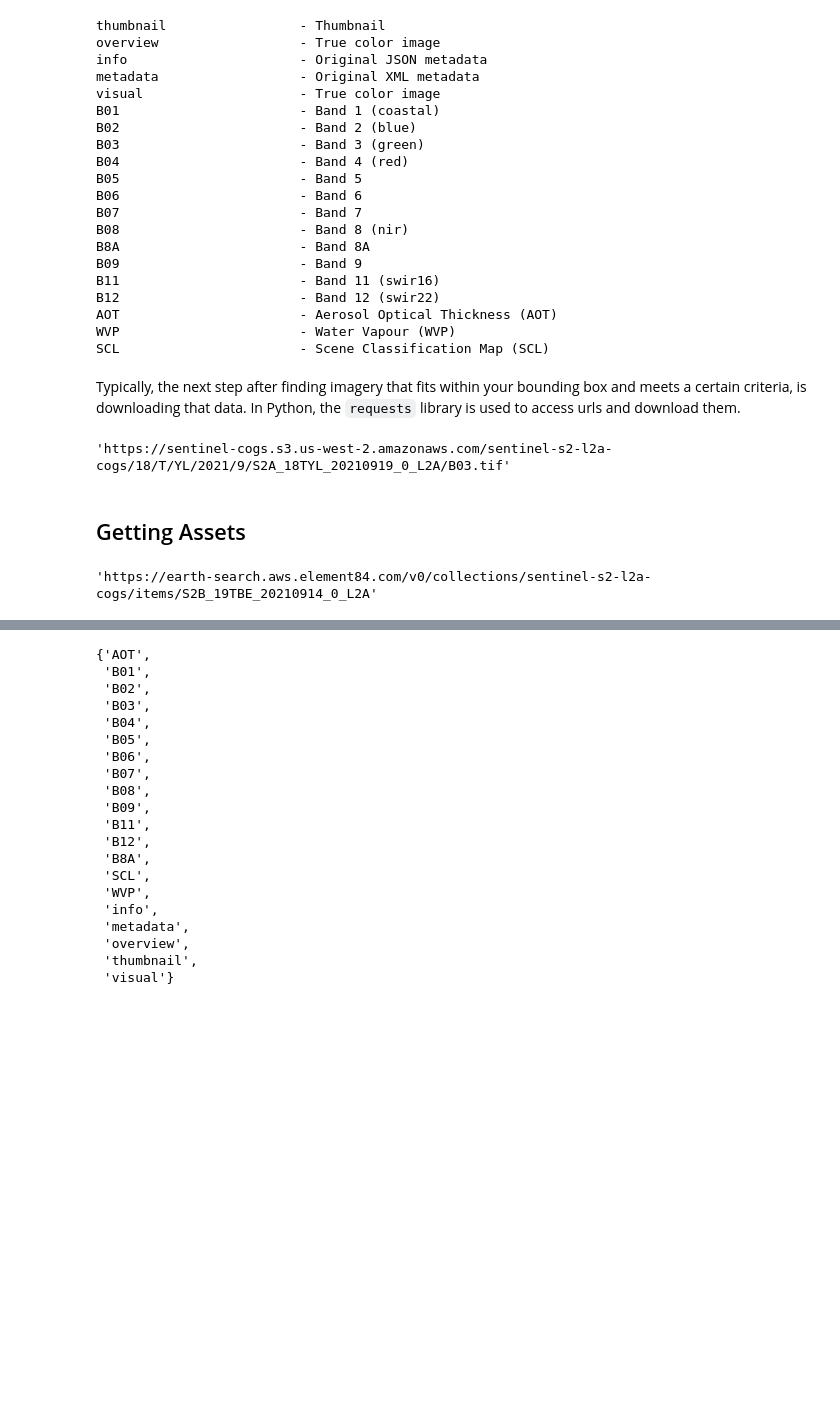
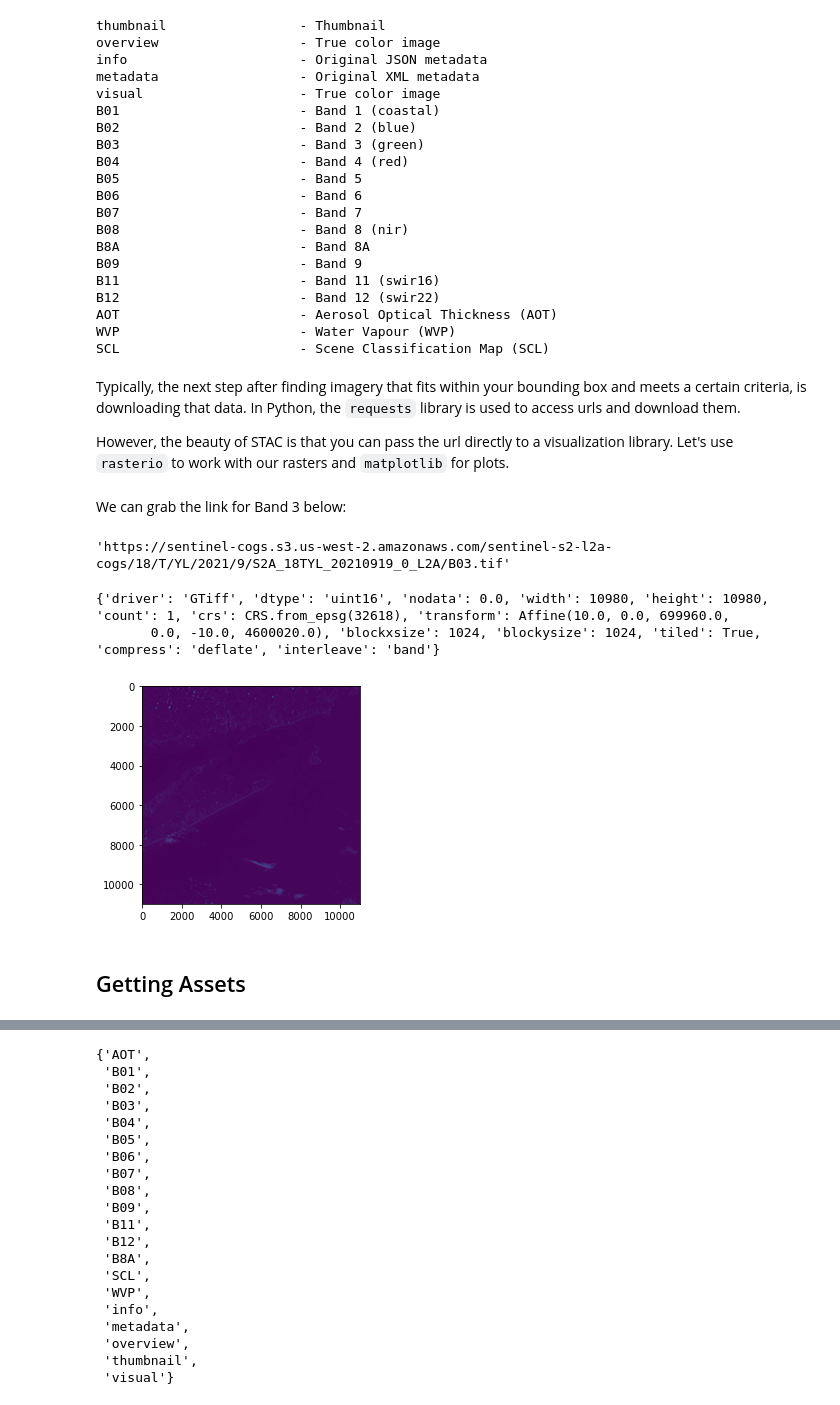
Before and after one commit to yeelauren/stac-tutorials, a Jupyter notebook: Find_STAC_Imagery.ipynb, the cells around one changed output, grey strips where cells are left out. Saved outputs shown, nothing was run; the diff lists cells and outputs as text; code cells hidden in the pictures; blank space fills up the shorter version.

Commit message:
added simple plotting

```diff
--- a/Find_STAC_Imagery.ipynb
+++ b/Find_STAC_Imagery.ipynb
@@ -236,13 +246,33 @@ SCL                       - Scene Classification Map (SCL)
 # %% [markdown]
 Typically, the next step after finding imagery that fits within your bounding box and meets a certain criteria, is downloading that data.
 In Python, the `requests` library is used to access urls and download them.
+
+However, the beauty of STAC is that you can pass the url directly to a visualization library. Let's use `rasterio` to work with our rasters and `matplotlib` for plots.
+# %% [markdown]
+We can grab the link for Band 3 below:
 # %%
 selected_item.assets["B03"].href
 # %% [output]
 'https://sentinel-cogs.s3.us-west-2.amazonaws.com/sentinel-s2-l2a-cogs/18/T/YL/2021/9/S2A_18TYL_20210919_0_L2A/B03.tif'
+# %%
+import rasterio
+import rasterio.plot
+import pyproj
+import numpy as np
+import matplotlib
+import matplotlib.pyplot as plt
+
+with rasterio.open(selected_item.assets["B03"].href) as src:
+    print(src.profile)
+# %% [output]
+{'driver': 'GTiff', 'dtype': 'uint16', 'nodata': 0.0, 'width': 10980, 'height': 10980, 'count': 1, 'crs': CRS.from_epsg(32618), 'transform': Affine(10.0, 0.0, 699960.0,
+       0.0, -10.0, 4600020.0), 'blockxsize': 1024, 'blockysize': 1024, 'tiled': True, 'compress': 'deflate', 'interleave': 'band'}
+# %%
+from matplotlib import pyplot
+src = rasterio.open(selected_item.assets["B03"].href)
+pyplot.imshow(src.read(1), cmap='viridis')
+pyplot.show()
+# %% [output]
+[figure, added]
 # %% [markdown]
 ## Getting Assets
-# %%
-item.get_self_href()
-# %% [output]
-'https://earth-search.aws.element84.com/v0/collections/sentinel-s2-l2a-cogs/items/S2B_19TBE_20210914_0_L2A'
```
Also changed, not shown: parts of 13 cells of this notebook.
